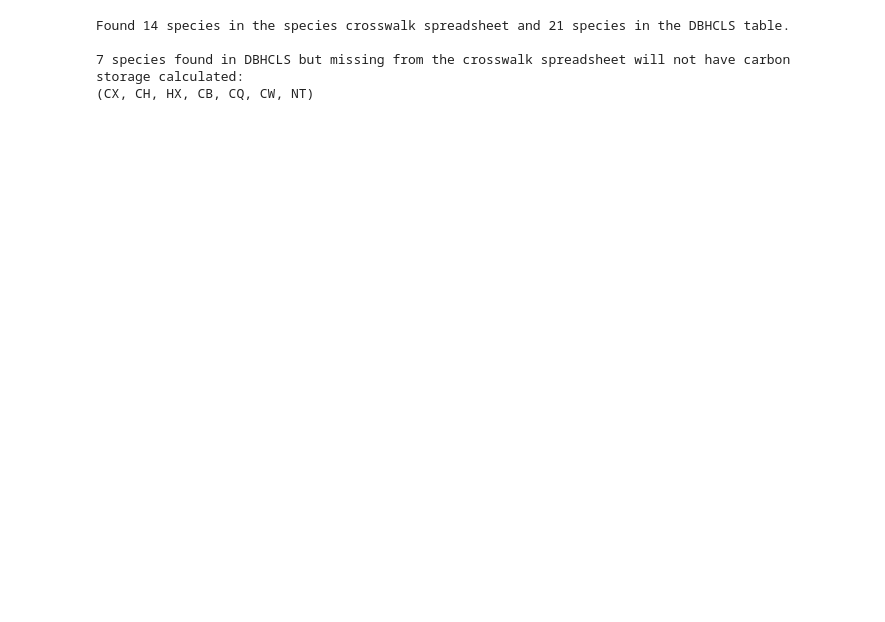
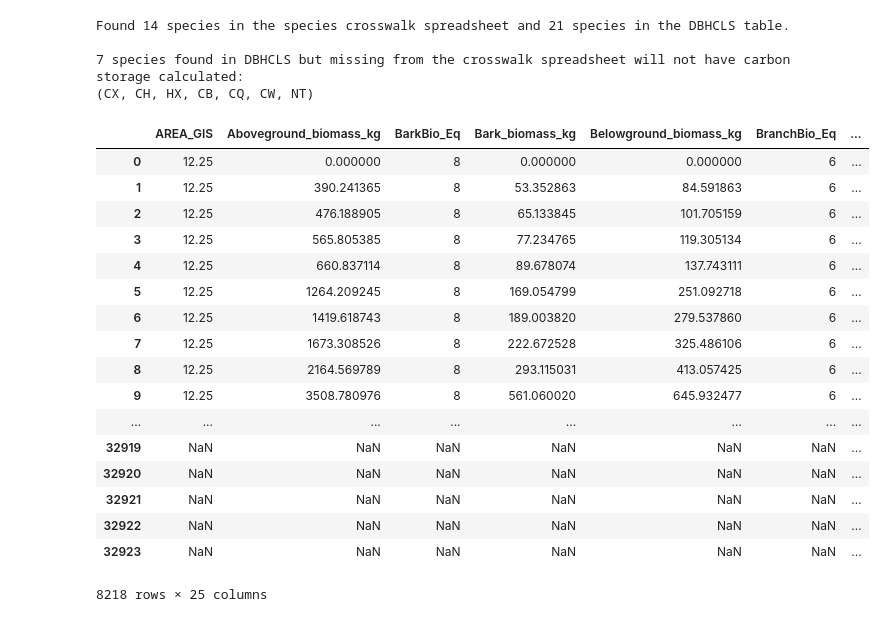
Before and after one commit to Ecotrust/ARBcarbon, a Jupyter notebook: FPS2ARB.ipynb, the cells around one changed output. Saved outputs shown, nothing was run; the diff lists cells and outputs as text; code cells hidden in the pictures; blank space fills up the shorter version.

Commit message:
Calculates all carbon values, writes to CSV
Fixes #7 .

```diff
--- a/FPS2ARB.ipynb
+++ b/FPS2ARB.ipynb
@@ -33,18 +35,9 @@ if __name__ == "__main__":
 
     args = docopt(__doc__, version='1.0')
 
-    print args['--property']
     properties_to_run = args['--property']
-    if not properties_to_run:
-        properties_to_run = 'all'
-    print properties_to_run
-
     report_yr = args['--year']
-
     region = args['--region']
-    if not region:
-        region = raw_input("Choose which regional equations to use (WOR, EOR, WWA, EWA, or CA):")
-        print "Thanks! All calculations to be done using ", region + " equations\n"
 # %%
     # Read in the CSV files that were exported from FPS
     try:
@@ -83,3 +138,0 @@ Found 14 species in the species crosswalk spreadsheet and 21 species in the DBHC
-# %%
-    if report_yr: # if the user specified a specific report year
-            tree_list = tree_list.loc[tree_list['RPT_YR'] == report_yr] # only include trees from that year
@@ -132,0 +209,44 @@ Found 14 species in the species crosswalk spreadsheet and 21 species in the DBHC
+# %%
+    # add back in unrecognized species and dead_trees
+    tree_list = tree_list.append([missing_trees, dead_trees], ignore_index=True)
+# %%
+    # sort the tree_list
+    tree_list = tree_list.sort_values(by = ['Property', 'RPT_YR', 'STD_ID', 'PlotTree'])
+
+    # column order to use for CSV output
+    cols = ['Property', 'RPT_YR', 'STD_ID', 'AREA_GIS', 'PlotTree', 'GRP', 'SPECIES', 'DBH', 'HEIGHT',
+               'TREES', 'FIA_Region', 'Vol_Eq', 'BarkBio_Eq', 'BranchBio_Eq', 'CVTS_ft3',
+               'Wood_density_lbs_ft3', 'Stem_biomass_UStons', 'Stem_biomass_kg', 'Bark_biomass_kg',
+               'Branch_biomass_kg', 'Aboveground_biomass_kg', 'Belowground_biomass_kg',
+               'LiveTree_biomass_kg', 'LiveTree_carbon_tCO2_tree', 'LiveTree_carbon_tCO2_ac',
+               'LiveTree_carbon_tCO2_total']
+
+    # write a separate CSV for each property in dataframe:
+    if not os.path.exists('FPS2ARB_Outputs'):
+        os.makedirs('FPS2ARB_Outputs')
+
+    num_files = 0
+    for prop in properties_to_run:
+        tree_list.loc[tree_list['Property'] == prop].to_csv(os.getcwd() + '/FPS2ARB_Outputs/' + 'FPS2ARB_' + prop + '_' + time.strftime('%Y-%m-%d') + '.csv', columns = cols, index = False)
+        num_files += 1
+
+    print 'FPS2ARB calculations completed. \n' + str(num_files) + ' CSV file(s) successfully written to ' + os.getcwd() + '\FPS2ARB_Outputs \n'
+# %% [output]
+|  | AREA_GIS | Aboveground_biomass_kg | BarkBio_Eq | Bark_biomass_kg | Belowground_biomass_kg | BranchBio_Eq | ... |
+| 0 | 12.25 | 0.000000 | 8 | 0.000000 | 0.000000 | 6 | ... |
+| 1 | 12.25 | 390.241365 | 8 | 53.352863 | 84.591863 | 6 | ... |
+| 2 | 12.25 | 476.188905 | 8 | 65.133845 | 101.705159 | 6 | ... |
+| 3 | 12.25 | 565.805385 | 8 | 77.234765 | 119.305134 | 6 | ... |
+| 4 | 12.25 | 660.837114 | 8 | 89.678074 | 137.743111 | 6 | ... |
+| 5 | 12.25 | 1264.209245 | 8 | 169.054799 | 251.092718 | 6 | ... |
+| 6 | 12.25 | 1419.618743 | 8 | 189.003820 | 279.537860 | 6 | ... |
+| 7 | 12.25 | 1673.308526 | 8 | 222.672528 | 325.486106 | 6 | ... |
+| 8 | 12.25 | 2164.569789 | 8 | 293.115031 | 413.057425 | 6 | ... |
+| 9 | 12.25 | 3508.780976 | 8 | 561.060020 | 645.932477 | 6 | ... |
+| ... | ... | ... | ... | ... | ... | ... | ... |
+| 32919 | NaN | NaN | NaN | NaN | NaN | NaN | ... |
+| 32920 | NaN | NaN | NaN | NaN | NaN | NaN | ... |
+| 32921 | NaN | NaN | NaN | NaN | NaN | NaN | ... |
+| 32922 | NaN | NaN | NaN | NaN | NaN | NaN | ... |
+| 32923 | NaN | NaN | NaN | NaN | NaN | NaN | ... |
+8218 rows × 25 columns
```
Also changed, not shown: parts of 11 cells of this notebook, 2 other files.
